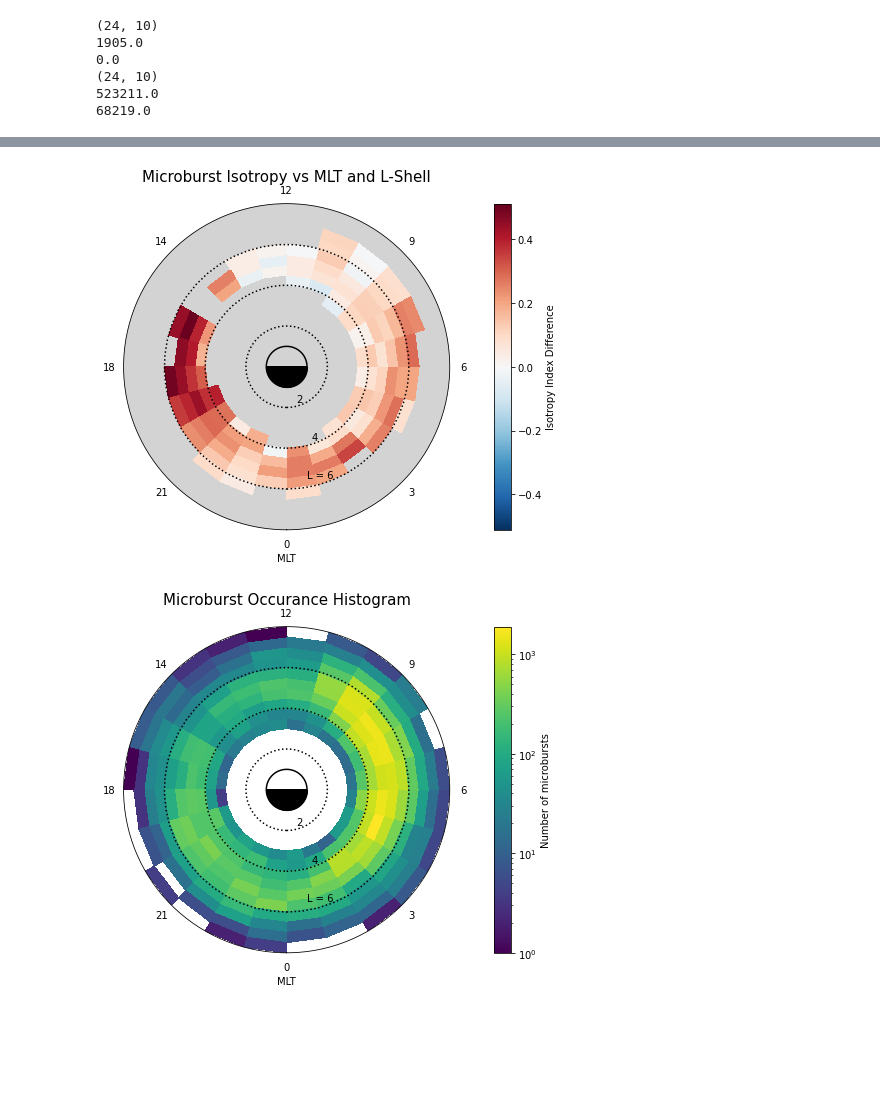
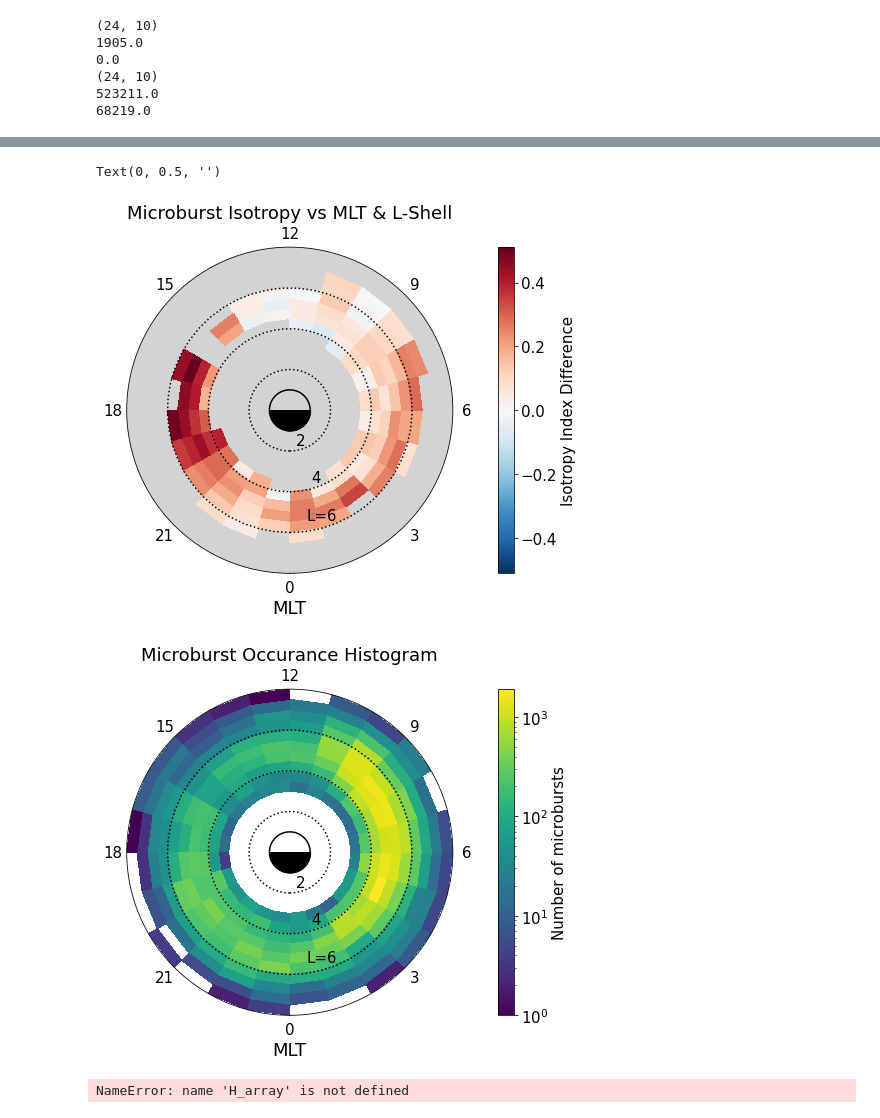
Before and after one commit to conradmr98/lasp-microburst-research, a Jupyter notebook: sampexlib/SAMPEX/iso_vs_MLT-LShell_dial_plots.ipynb, the cells around one changed output, grey strips where cells are left out. Cells and saved outputs as stored; diff of their text form; code cells hidden in the pictures; blank space fills up the shorter version.

```diff
--- a/sampexlib/SAMPEX/iso_vs_MLT-LShell_dial_plots.ipynb
+++ b/sampexlib/SAMPEX/iso_vs_MLT-LShell_dial_plots.ipynb
@@ -249,6 +286,7 @@ plt.show()
 # %%
 # choose colorbar
 cmap = 'RdBu_r'
+cb_label = 'Isotropy Index Difference'
 
 # create difference histogram
 H_isoavgs_diff = H_isoavgs_MB - H_isoavgs_BG
@@ -260,20 +298,23 @@ ax = [plt.subplot(2, 2, i, projection='polar') for i in range(1, 5)]
 for i, ax_i in enumerate(ax[:-1]):
     d = Dial(ax_i, MLT_bins, L_bins, H_isoavgs_diff[:, :, i])
     ax_i.set_facecolor('lightgrey') ## EDIT ##
-    d.draw_dial(L_labels=L_labels,
-            mesh_kwargs={'cmap':cmap, 'vmin': -np.nanmax(H_isoavgs_diff), 'vmax': np.nanmax(H_isoavgs_diff)},
-            colorbar_kwargs={'label':f'Isotropy Index Difference', 'pad':0.1})
+    d.draw_dial(cb_label=cb_label,
+                L_labels=L_labels,
+                mesh_kwargs={'cmap':cmap, 'vmin': -np.nanmax(H_isoavgs_diff), 'vmax': np.nanmax(H_isoavgs_diff)},
+                colorbar_kwargs={'label':cb_label, 'pad':0.1})
     annotate_str = f'({string.ascii_lowercase[i]}) {percentiles[i]}th percentile'
     ax_i.text(-0.2, 1.2, annotate_str, va='top', transform=ax_i.transAxes,
             weight='bold', fontsize=15)
 
 # choose colorbar
 cmap = 'viridis'
+cb_label = 'Number of microbursts'
 
 d4 = Dial(ax[-1], MLT_bins, L_bins, H_LvMLT_MB)
-d4.draw_dial(L_labels=L_labels,
-            mesh_kwargs={'norm':matplotlib.colors.LogNorm(), 'cmap':cmap},
-            colorbar_kwargs={'label':'Number of microbursts', 'pad':0.1})
+d4.draw_dial(cb_label=cb_label,
+             L_labels=L_labels,
+             mesh_kwargs={'norm':matplotlib.colors.LogNorm(), 'cmap':cmap},
+             colorbar_kwargs={'label':cb_label, 'pad':0.1})
 annotate_str = f'({string.ascii_lowercase[len(ax)-1]}) Microburst occurrence'
 ax[-1].text(-0.2, 1.2, annotate_str, va='top', transform=ax[-1].transAxes,
             weight='bold', fontsize=15)
@@ -289,31 +330,64 @@ plt.show()
 # %%
+### MB-BG DIFF ###
 cmap = 'RdBu_r'
+cb_label = 'Isotropy Index Difference'
 
 # generate plots for report
 fig = plt.figure(figsize=(8, 6))
 ax = plt.subplot(1, 1, 1, projection='polar')
 ax.set_facecolor('lightgrey') ## EDIT ##
 
-plt.title(f'Microburst Isotropy vs MLT and L-Shell', fontsize = 15)
+plt.title(f'Microburst Isotropy vs MLT & L-Shell', fontsize = 18)
 
 d = Dial(ax, MLT_bins, L_bins, H_isoavgs_diff[:, :, 1])
-d.draw_dial(L_labels=L_labels,
+d.draw_dial(cb_label=cb_label,
+            L_labels=L_labels,
             mesh_kwargs={'cmap':cmap, 'vmin': -np.nanmax(H_isoavgs_diff), 'vmax': np.nanmax(H_isoavgs_diff)},
-            colorbar_kwargs={'label':f'Isotropy Index Difference', 'pad':0.1})
+            colorbar_kwargs={'label':cb_label, 'pad':0.1})
 
+# position title
+ttl = ax.title
+ttl.set_position([.5, 1.07])
+# change MLT labels
+d.ax.set_xticklabels(np.array([0,3,6,9,12,15,18,21,24]), fontsize=15)
+d.ax.set_xlabel('MLT', fontsize=18)
+# change L labels
+d.ax.set_yticklabels(np.array(['2','4','L=6']),fontsize=15)
+d.ax.set_ylabel('', fontsize=18)
 
+### MB HIST ###
 cmap = 'viridis'
+cb_label = 'Number of microbursts'
 
 # generate plots for report
 fig = plt.figure(figsize=(8, 6))
 ax = plt.subplot(1, 1, 1, projection='polar')
 
-plt.title(f'Microburst Occurance Histogram', fontsize = 15)
+plt.title(f'Microburst Occurance Histogram', fontsize = 18)
 
 d4 = Dial(ax, MLT_bins, L_bins, H_LvMLT_MB)
-d4.draw_dial(L_labels=L_labels,
-            mesh_kwargs={'norm':matplotlib.colors.LogNorm(), 'cmap':cmap},
-            colorbar_kwargs={'label':'Number of microbursts', 'pad':0.1})
+d4.draw_dial(cb_label=cb_label,
+             L_labels=L_labels,
+             mesh_kwargs={'norm':matplotlib.colors.LogNorm(), 'cmap':cmap},
+             colorbar_kwargs={'label':cb_label, 'pad':0.1})
+
+# position title
+ttl = ax.title
+ttl.set_position([.5, 1.07])
+# change MLT labels
+d4.ax.set_xticklabels(np.array([0,3,6,9,12,15,18,21,24]), fontsize=15)
+d4.ax.set_xlabel('MLT', fontsize=18)
+# change L labels
+d4.ax.set_yticklabels(np.array(['2','4','L=6']),fontsize=15)
+d4.ax.set_ylabel('', fontsize=18)
 # %% [output]
+Text(0, 0.5, '')
-[figure, old version]
+[figure, new version]
-[figure, old version]
+[figure, new version]
+# %%
+print(H_array[0].shape)
+print(H_array[1].shape)
+print(H_array[2].shape)
+print(H_isoavgs_BG[:,:,1].shape)
+# %% [output]
+NameError: name 'H_array' is not defined
```
Also changed, not shown: parts of 6 cells of this notebook, 33 other files.
